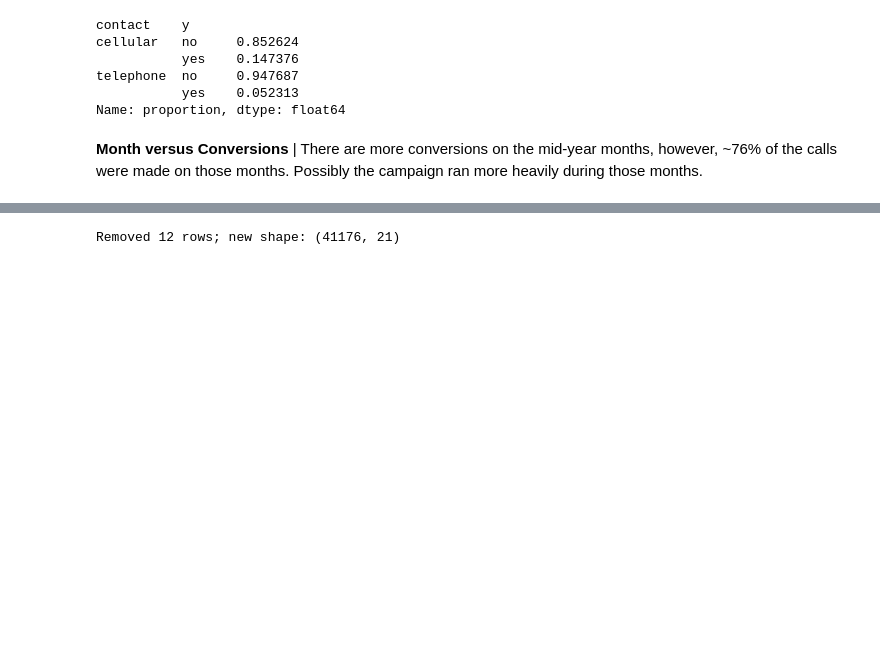
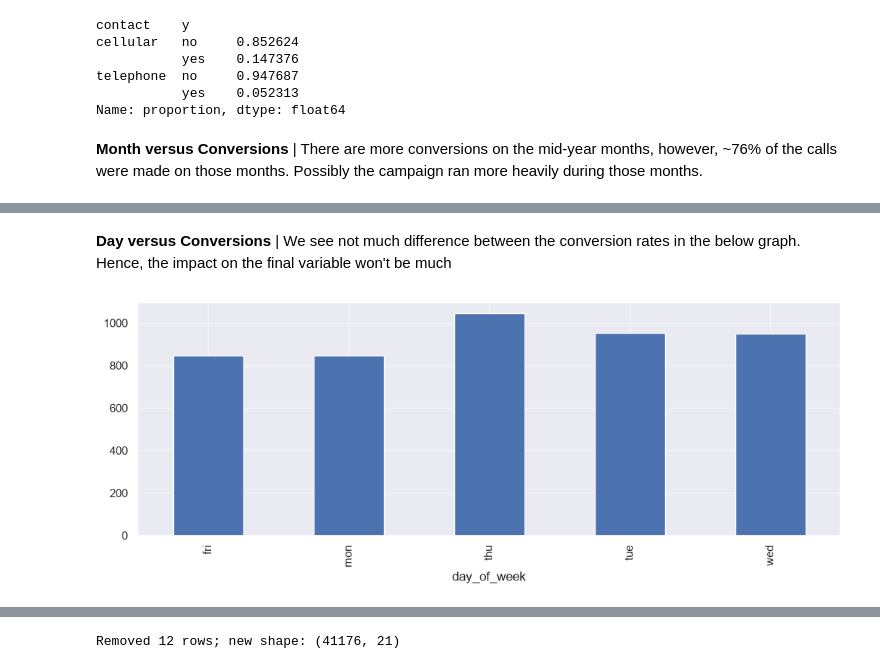
Before and after one commit to anoopungrd/sgh-advanced-analytics-big-data, a Jupyter notebook: semester-1/data-mining/project/code/Bank_Marketing_Notebook.ipynb, the cells around one changed output, grey strips where cells are left out. Saved outputs shown, nothing was run; the diff lists cells and outputs as text; code cells hidden in the pictures; blank space fills up the shorter version.

```diff
--- a/semester-1/data-mining/project/code/Bank_Marketing_Notebook.ipynb
+++ b/semester-1/data-mining/project/code/Bank_Marketing_Notebook.ipynb
@@ -539,0 +556,7 @@ plt.title('More conversions on the mid-year months, but there are more contacts
+# %% [markdown]
+**Day versus Conversions** |
+We see not much difference between the conversion rates in the below graph. Hence, the impact on the final variable won't be much
+# %%
+df_csv.query('y == "yes"').day_of_week.value_counts().sort_index().plot.bar(figsize=(12,4));
+# %% [output]
+[figure, added]
```
Also changed, not shown: parts of 29 cells of this notebook, 1 other file.
